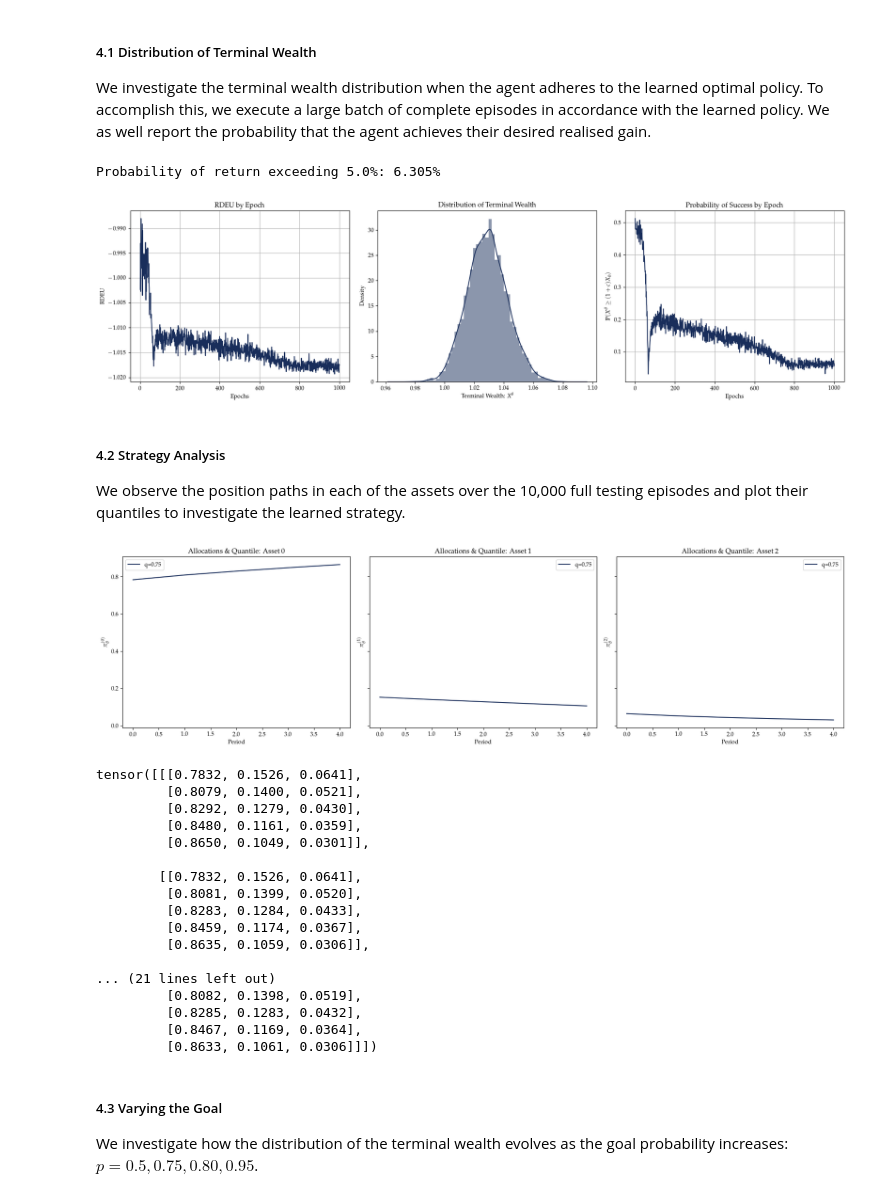
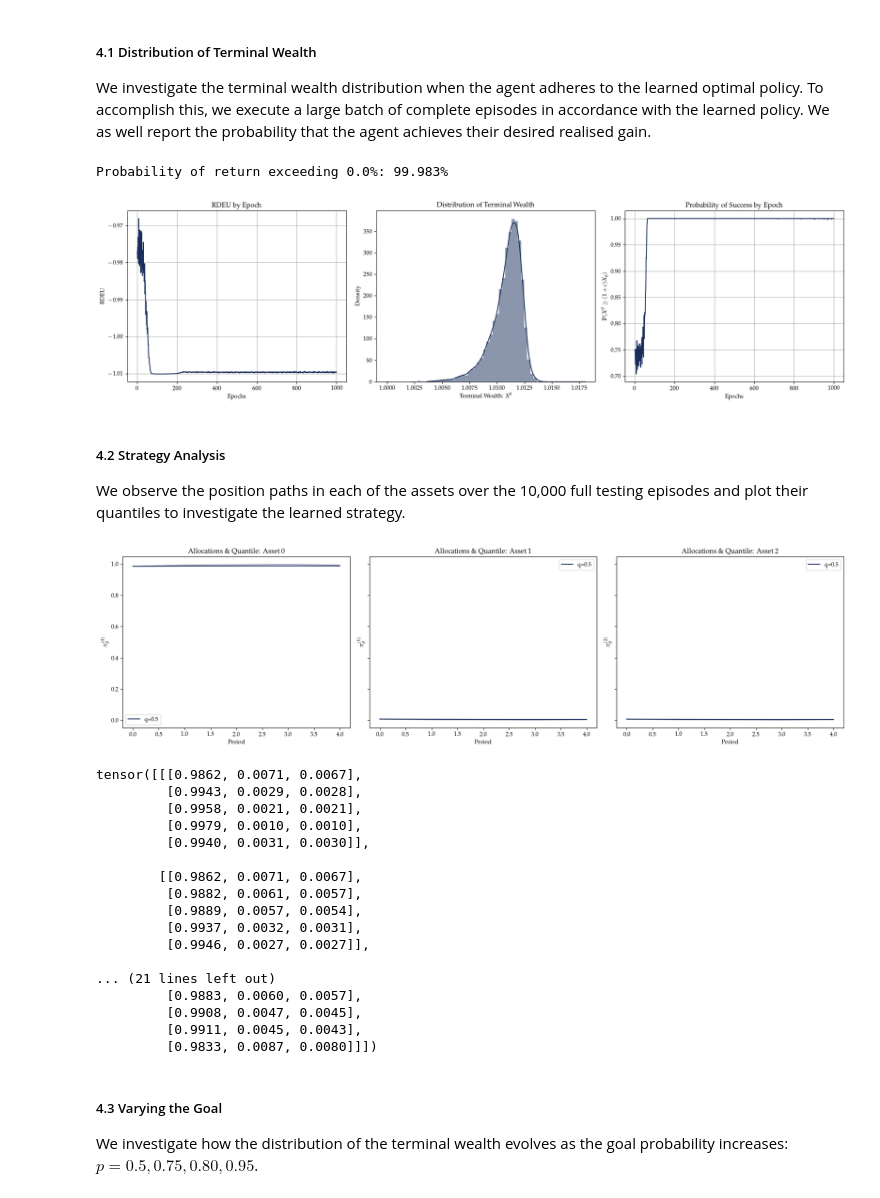
Before and after one commit to Mathewcater/Risk-Aware-Goal-Based-Investing, a Jupyter notebook: examples.ipynb, the cells around one changed output. Saved outputs shown, nothing was run; the diff lists cells and outputs as text; code cells hidden in the pictures.

```diff
--- a/examples.ipynb
+++ b/examples.ipynb
@@ -43,15 +41,15 @@ from agents import Agent # deep policy gradient algorithm
 # %%
 market_model = "BS" # specify the market model
 env_params = {'num_assets' : 3, # number of total assets in market (risk-free and risky)
-                'drifts' : T.tensor([0.03, 0.09]), # drifts of risky assets
-                'vols' : T.tensor([0.06, 0.18]), # volatilities of risky assets
+                'drifts' : T.tensor([0.06, 0.09]), # drifts of risky assets
+                'vols' : T.tensor([0.12, 0.18]), # volatilities of risky assets
                 'corr_matrix' : T.tensor([[1.0, 0.3], [0.3, 1.0]]), # correlation structure of risky asset prices
-                'interest_rate': 0.025, # interest rate of risk-free asset
-                'goal_prob' : 0.05, # confidence level of meeting returns requirement
-                'returns_req' : 0.05, # returns requirement for goal
-                'alpha': 0.1,
+                'interest_rate': 0.01, # interest rate of risk-free asset
+                'goal_prob' : 0.00, # confidence level of meeting returns requirement
+                'returns_req' : 0.00, # returns requirement for goal
+                'alpha': 0.4,
                 'beta': 0.9,
-                'q': 0.75,
+                'q': 1.0,
                 'phi' : 0.0, # transaction costs
                 'T' : 1.0, # trading horizon
                 'Ndt' : 5, # number of periods
@@ -171,8 +169,8 @@ c = env_params["returns_req"]
 print(f'Probability of return exceeding {100*c}%: {str(round(float(100*agent.return_prob), 3))}%')
 fig.tight_layout()
 # %% [output]
-Probability of return exceeding 5.0%: 6.305%
+Probability of return exceeding 0.0%: 99.983%
-[figure, old version]
+[figure, new version]
 # %% [markdown]
 ##### 4.2 Strategy Analysis
 
@@ -180,42 +178,42 @@ We observe the position paths in each of the assets over the 10,000 full testing
 # %%
 fig, axs = plt.subplots(1, env_params["num_assets"], figsize=(18,5), sharey=True)
 position_hist = agent.position_hist.detach()
-
+periods = T.arange(env_params["Ndt"])
 # quantile
-q = 0.75
+q = 0.5
 
 #labels
 labels = [r'$\pi_{\theta}^{(0)}$', r'$\pi_{\theta}^{(1)}$', r'$\pi_{\theta}^{(2)}$']
 
 for j in range(env.params["num_assets"]):
     axs[j].plot(np.quantile(position_hist[:,:,j], axis=0, q=q), color=colors[0], label=f'q={q}') # plot quantile
-    axs[j].plot(position_hist[0,:,j], alpha=0.3, color=colors[0]) # plot position paths beneath
+    axs[j].plot(position_hist[0,:,j], alpha=0.5, color=colors[0]) # plot position paths beneath
     axs[j].set(title=f'Allocations \& Quantile: Asset {j}', xlabel='Period', ylabel=labels[j])
     axs[j].legend()
 
 fig.tight_layout()
 # %% [output]
-[figure, old version]
+[figure, new version]
 # %%
 position_hist.squeeze()
 # %% [output]
-tensor([[[0.7832, 0.1526, 0.0641],
-         [0.8079, 0.1400, 0.0521],
-         [0.8292, 0.1279, 0.0430],
-         [0.8480, 0.1161, 0.0359],
-         [0.8650, 0.1049, 0.0301]],
+tensor([[[0.9862, 0.0071, 0.0067],
+         [0.9943, 0.0029, 0.0028],
+         [0.9958, 0.0021, 0.0021],
+         [0.9979, 0.0010, 0.0010],
+         [0.9940, 0.0031, 0.0030]],
 
-        [[0.7832, 0.1526, 0.0641],
-         [0.8081, 0.1399, 0.0520],
-         [0.8283, 0.1284, 0.0433],
-         [0.8459, 0.1174, 0.0367],
-         [0.8635, 0.1059, 0.0306]],
+        [[0.9862, 0.0071, 0.0067],
+         [0.9882, 0.0061, 0.0057],
+         [0.9889, 0.0057, 0.0054],
+         [0.9937, 0.0032, 0.0031],
+         [0.9946, 0.0027, 0.0027]],
 
 ... (21 lines left out)
-         [0.8082, 0.1398, 0.0519],
-         [0.8285, 0.1283, 0.0432],
-         [0.8467, 0.1169, 0.0364],
-         [0.8633, 0.1061, 0.0306]]])
+         [0.9883, 0.0060, 0.0057],
+         [0.9908, 0.0047, 0.0045],
+         [0.9911, 0.0045, 0.0043],
+         [0.9833, 0.0087, 0.0080]]])
 # %% [markdown]
 ##### 4.3 Varying the Goal
 
```
Also changed, not shown: parts of 2 cells of this notebook, 4 other files.
